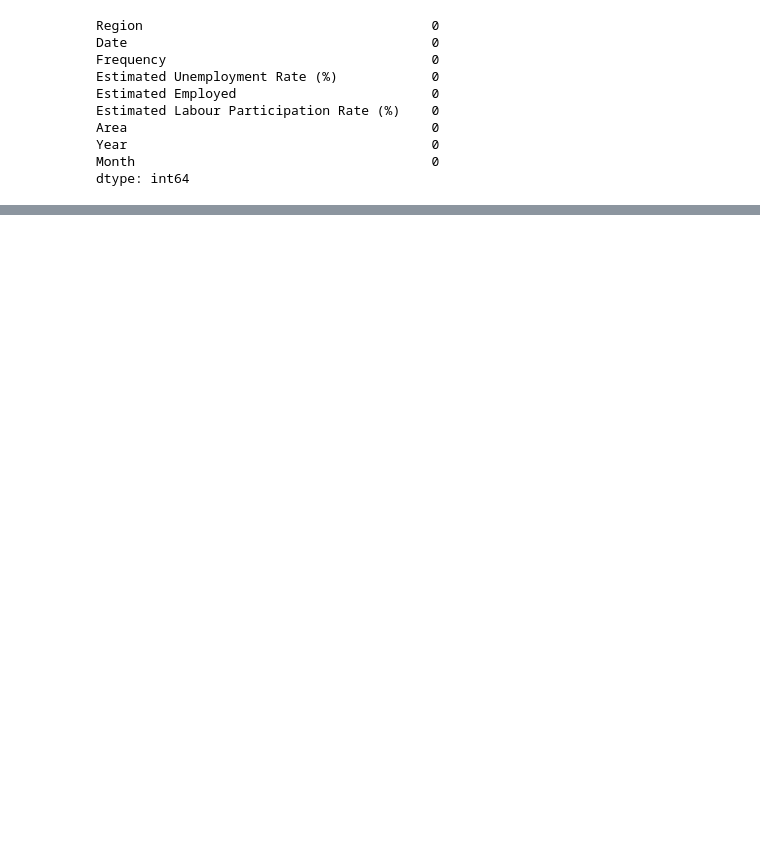
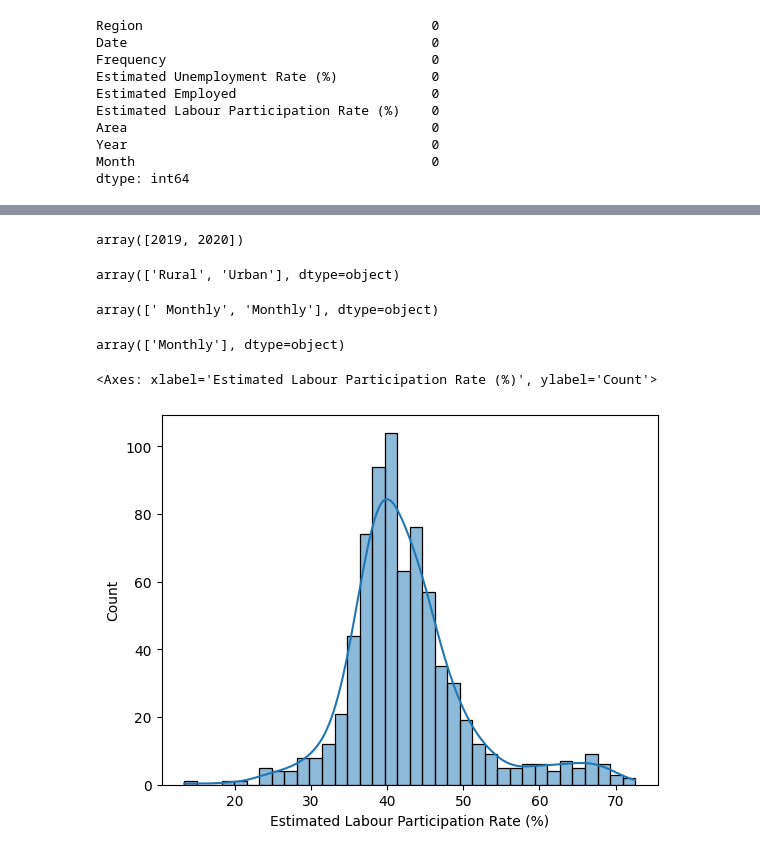
Before and after one commit to Rana0075/Analyzing-and-Forecasting-Unemployment-Trends-in-India, a Jupyter notebook: Analyzing and Forecasting Unemployment Trends in India.ipynb, the cells around one changed output, grey strips where cells are left out. Cells and saved outputs as stored; diff of their text form; code cells hidden in the pictures; blank space fills up the shorter version.

```diff
--- a/Analyzing and Forecasting Unemployment Trends in India.ipynb
+++ b/Analyzing and Forecasting Unemployment Trends in India.ipynb
@@ -212,0 +228,23 @@ dtype: int64
+# %%
+df1.Year.unique()
+# %% [output]
+array([2019, 2020])
+# %%
+df1.Area.unique()
+# %% [output]
+array(['Rural', 'Urban'], dtype=object)
+# %%
+df1.Frequency.unique()
+# %% [output]
+array([' Monthly', 'Monthly'], dtype=object)
+# %%
+df1.loc[df1['Frequency'] == ' Monthly', 'Frequency'] = 'Monthly'
+# %%
+df1.Frequency.unique()
+# %% [output]
+array(['Monthly'], dtype=object)
+# %%
+sns.histplot(df1['Estimated Labour Participation Rate (%)'], kde=True)
+# %% [output]
+<Axes: xlabel='Estimated Labour Participation Rate (%)', ylabel='Count'>
+[figure, added]
```
Also changed, not shown: parts of 16 cells of this notebook.
